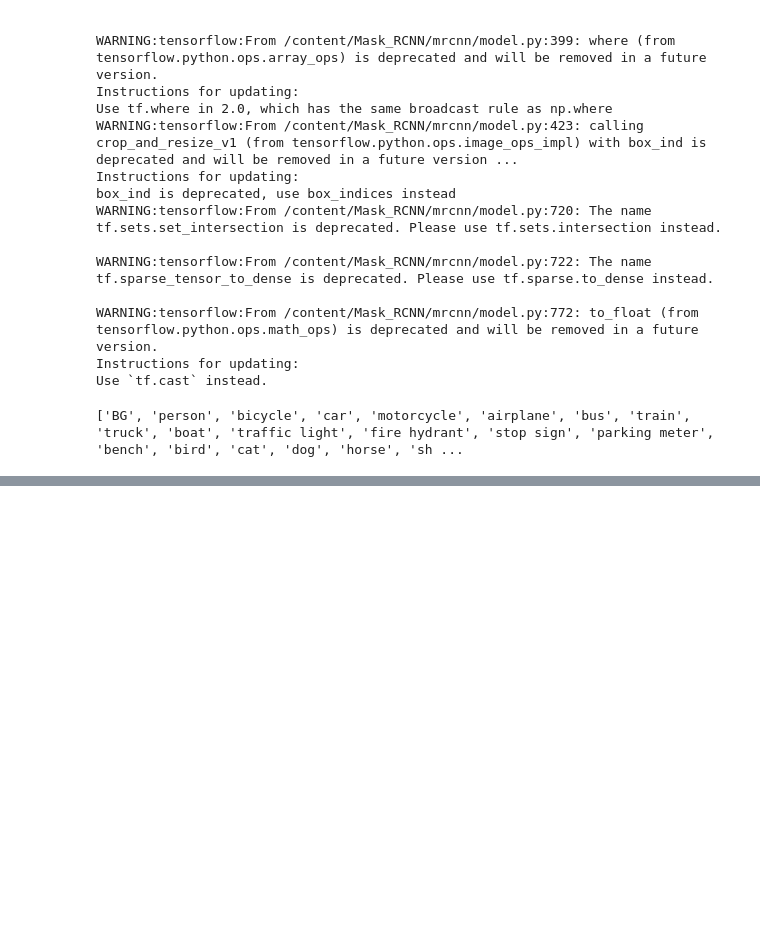
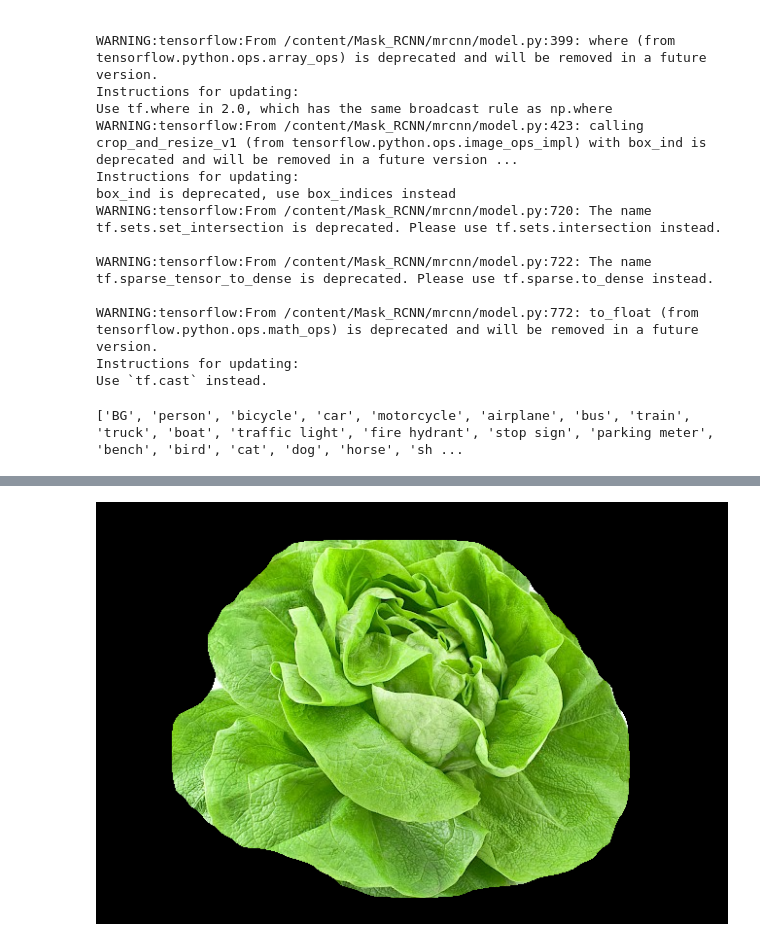
Before and after one commit to Szczempus/computer-vision, a Jupyter notebook: Mask_RCNN.ipynb, the cells around one changed output, grey strips where cells are left out. Saved outputs shown, nothing was run; the diff lists cells and outputs as text; code cells hidden in the pictures; blank space fills up the shorter version.

```diff
--- a/Mask_RCNN.ipynb
+++ b/Mask_RCNN.ipynb
@@ -139,0 +151,8 @@ anchors                  shape: (1, 261888, 4)        min:   -0.35390  max:    1
+# %%
+for i in range(mask.shape[2]):
+  temp = image
+  for j in range(temp.shape[2]):
+    temp[:,:,j] = temp[:,:,j] * mask[:,:,i]
+  cv2_imshow(temp)
+# %% [output]
+[figure, added]
```
Also changed, not shown: parts of 6 cells of this notebook.
